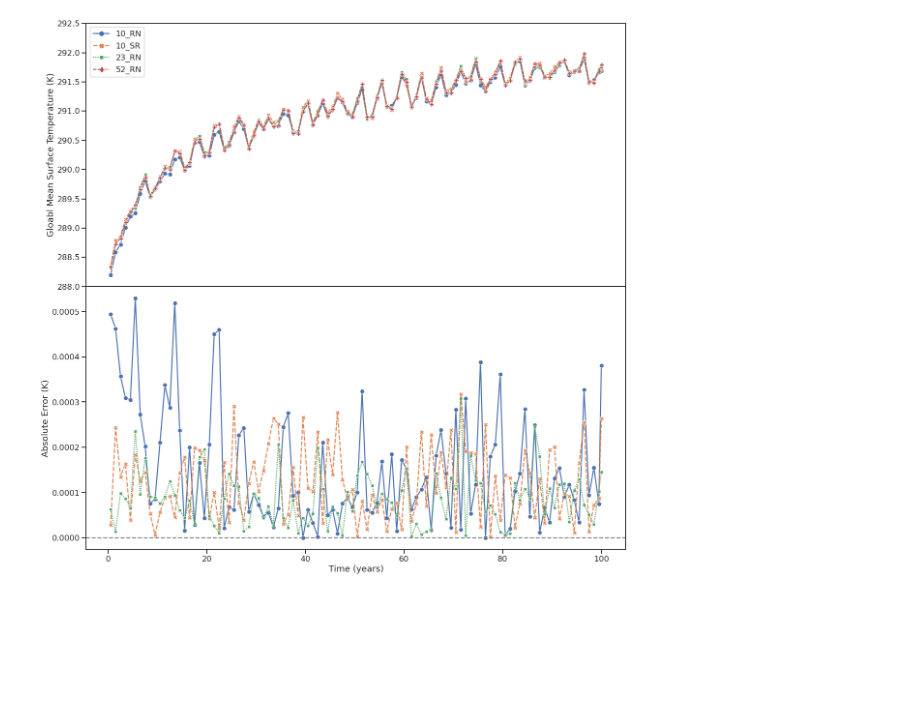
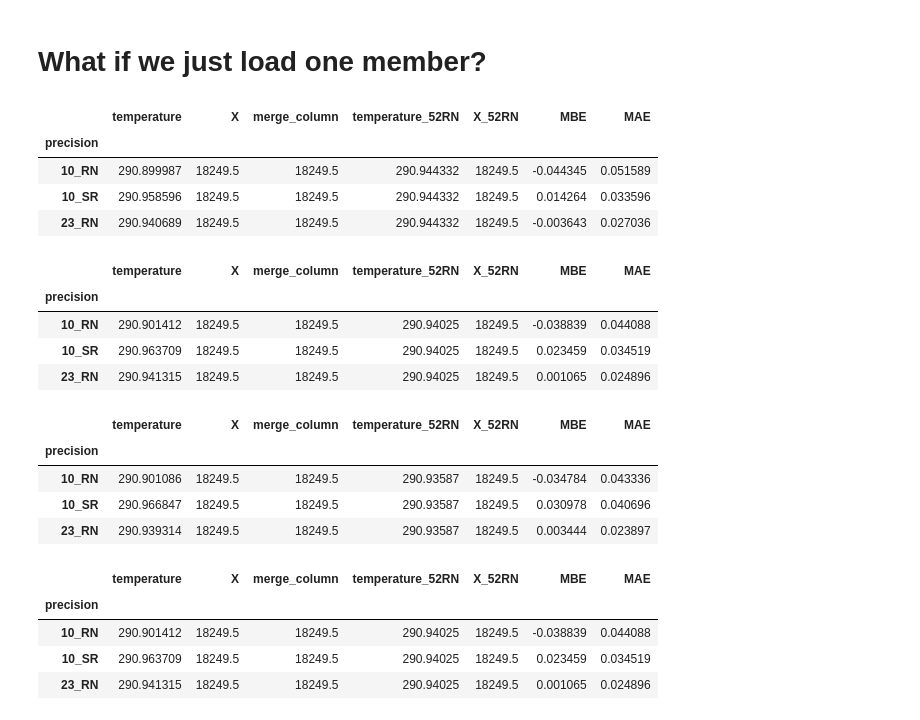
Before and after one commit to eapax/speedy, a Jupyter notebook: jupyter_notebooks/1.Timeseries_ensemble.ipynb, the cells around one changed output. Cells and saved outputs as stored; diff of their text form; code cells hidden in the pictures; blank space fills up the shorter version.

```diff
--- a/jupyter_notebooks/1.Timeseries_ensemble.ipynb
+++ b/jupyter_notebooks/1.Timeseries_ensemble.ipynb
@@ -289,5 +153,0 @@ def plot_error_timeseries(df1,df2,save_it):
-# %%
-save_it = True #Do you want to save the Fig?
-plot_error_timeseries(df_annual_mean,df_decadal_mean,save_it)
-# %% [output]
-[figure, removed]
@@ -297,0 +154,60 @@ df_error = get_relative_error_df(df_annual_mean)
+# %% [markdown]
+# What if we just load one member?
+# %%
+df6  = pd.read_pickle('m5_example.pkl')
+
+
+def process_single_example(df):
+
+    df_averaged = df.groupby([df.index//time_period, 'label','level','precision', 'title'],as_index=False).mean()
+
+
+    df52 = df_averaged.query('precision == "52_RN"').copy()
+    dfrest = df_averaged.query('precision != "52_RN"').copy()
+
+    df52['merge_column'] = df52['X'].astype(int) #Create a column to merge on.
+    dfrest['merge_column'] = dfrest['X'].astype(int) #Create a column to merge on.
+
+
+
+    #merge
+    df_join = pd.merge(dfrest,df52,how='left', on='merge_column', suffixes=(None, '_52RN'))
+    df_join['MBE'] = df_join['temperature'] - df_join['temperature_52RN']
+    df_join['MAE'] = abs(df_join['temperature'] - df_join['temperature_52RN'])
+
+    display(df_join.groupby(by='precision').mean())
+# %%
+df5 = pd.read_pickle('m5_example.pkl')
+process_single_example(df5)
+# %% [output]
+|  | temperature | X | merge_column | temperature_52RN | X_52RN | MBE | MAE |
+| precision |  |  |  |  |  |  |  |
+| 10_RN | 290.899987 | 18249.5 | 18249.5 | 290.944332 | 18249.5 | -0.044345 | 0.051589 |
+| 10_SR | 290.958596 | 18249.5 | 18249.5 | 290.944332 | 18249.5 | 0.014264 | 0.033596 |
+| 23_RN | 290.940689 | 18249.5 | 18249.5 | 290.944332 | 18249.5 | -0.003643 | 0.027036 |
+# %%
+df6 = pd.read_pickle('m6_example.pkl')
+process_single_example(df6)
+# %% [output]
+|  | temperature | X | merge_column | temperature_52RN | X_52RN | MBE | MAE |
+| precision |  |  |  |  |  |  |  |
+| 10_RN | 290.901412 | 18249.5 | 18249.5 | 290.94025 | 18249.5 | -0.038839 | 0.044088 |
+| 10_SR | 290.963709 | 18249.5 | 18249.5 | 290.94025 | 18249.5 | 0.023459 | 0.034519 |
+| 23_RN | 290.941315 | 18249.5 | 18249.5 | 290.94025 | 18249.5 | 0.001065 | 0.024896 |
+# %%
+df7 = pd.read_pickle('m7_example.pkl')
+process_single_example(df7)
+# %% [output]
+|  | temperature | X | merge_column | temperature_52RN | X_52RN | MBE | MAE |
+| precision |  |  |  |  |  |  |  |
+| 10_RN | 290.901086 | 18249.5 | 18249.5 | 290.93587 | 18249.5 | -0.034784 | 0.043336 |
+| 10_SR | 290.966847 | 18249.5 | 18249.5 | 290.93587 | 18249.5 | 0.030978 | 0.040696 |
+| 23_RN | 290.939314 | 18249.5 | 18249.5 | 290.93587 | 18249.5 | 0.003444 | 0.023897 |
+# %%
+process_single_example(df.query('ensemble == "m6"'))
+# %% [output]
+|  | temperature | X | merge_column | temperature_52RN | X_52RN | MBE | MAE |
+| precision |  |  |  |  |  |  |  |
+| 10_RN | 290.901412 | 18249.5 | 18249.5 | 290.94025 | 18249.5 | -0.038839 | 0.044088 |
+| 10_SR | 290.963709 | 18249.5 | 18249.5 | 290.94025 | 18249.5 | 0.023459 | 0.034519 |
+| 23_RN | 290.941315 | 18249.5 | 18249.5 | 290.94025 | 18249.5 | 0.001065 | 0.024896 |
```
Also changed, not shown: parts of 9 cells of this notebook, 39 other files.
